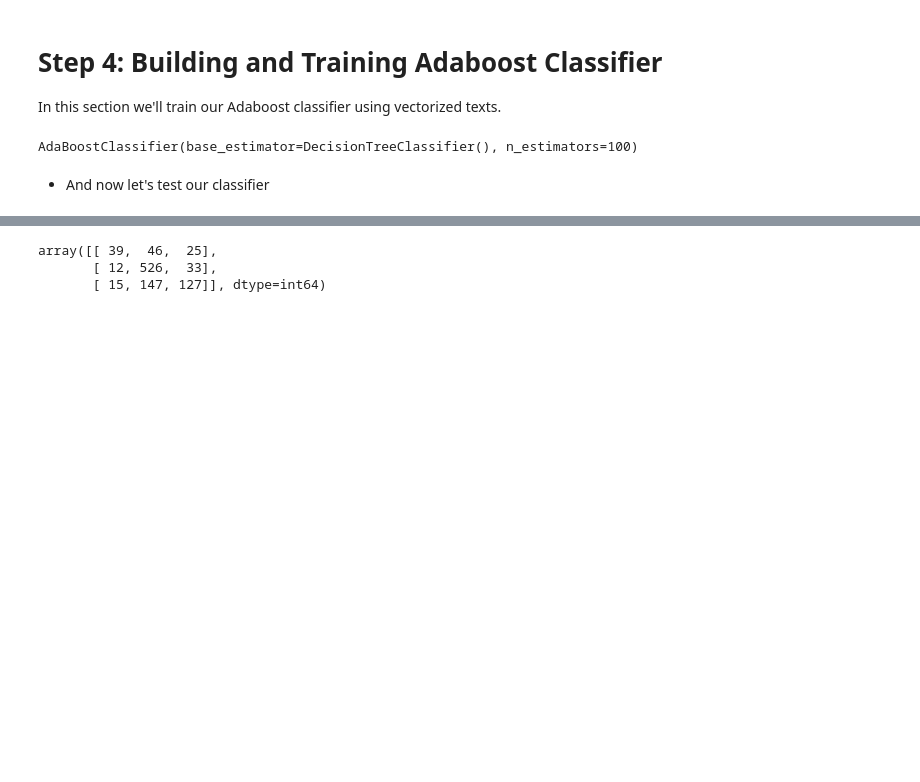
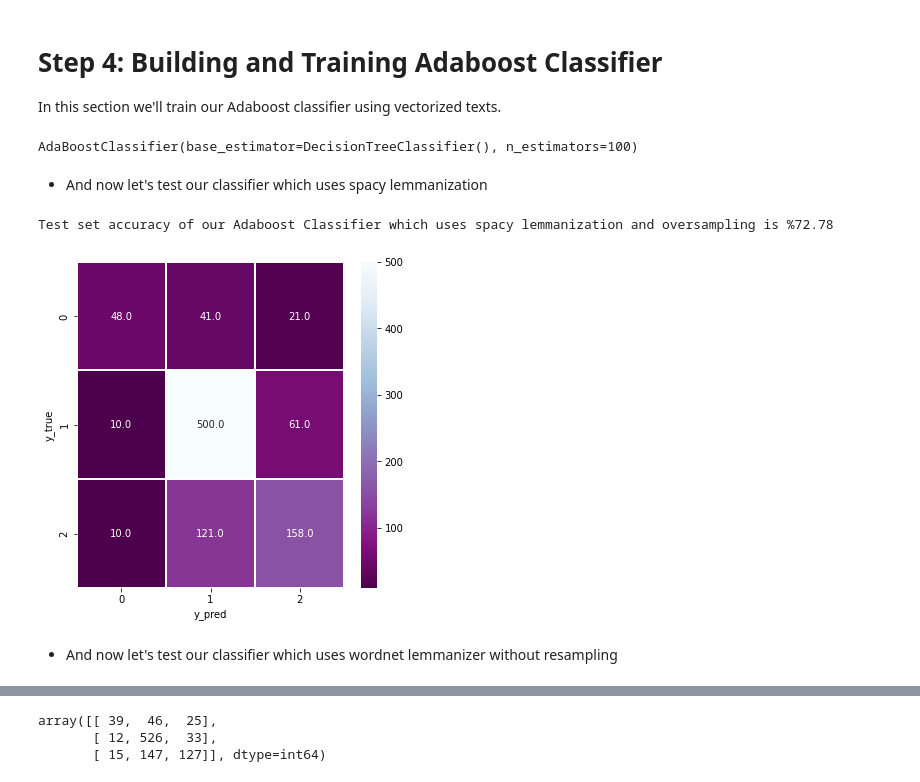
Before and after one commit to wanlugu/Ensemble-Learning, a Jupyter notebook: tfidf-adaboost-text-classification.ipynb, the cells around one changed output, grey strips where cells are left out. Drawn from its saved outputs; the diff is of its cells as text; code cells hidden in the pictures; blank space fills up the shorter version.

```diff
--- a/tfidf-adaboost-text-classification.ipynb
+++ b/tfidf-adaboost-text-classification.ipynb
@@ -401,4 +568,23 @@ classifier.fit(x_train,y_train)
 # %% [output]
 AdaBoostClassifier(base_estimator=DecisionTreeClassifier(), n_estimators=100)
 # %% [markdown]
-* And now let's test our classifier
+* And now let's test our classifier which uses spacy lemmanization
+# %%
+y_pred = classifier.predict(x_test)
+
+print("Test set accuracy of our Adaboost Classifier which uses spacy lemmanization and oversampling is %{}".format(
+    round(accuracy_score(y_pred,y_test)*100,2)
+)
+     )
+
+plt.subplots(figsize=(6,6))
+sns.heatmap(confusion_matrix(y_pred=y_pred, y_true=y_test), annot=True, fmt=".1f", linewidths=1.5, cmap="BuPu_r")
+plt.ylabel('y_true')
+plt.xlabel('y_pred')
+
+plt.show()
+# %% [output]
+Test set accuracy of our Adaboost Classifier which uses spacy lemmanization and oversampling is %72.78
+[figure, added]
+# %% [markdown]
+* And now let's test our classifier which uses wordnet lemmanizer without resampling
```
Also changed, not shown: parts of 50 cells of this notebook, 1 other file.
